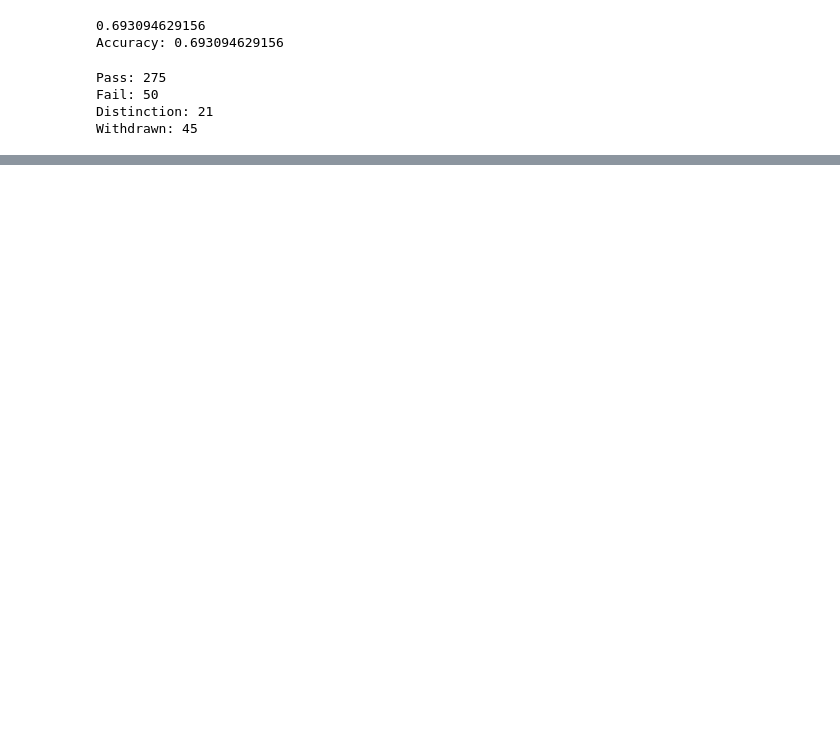
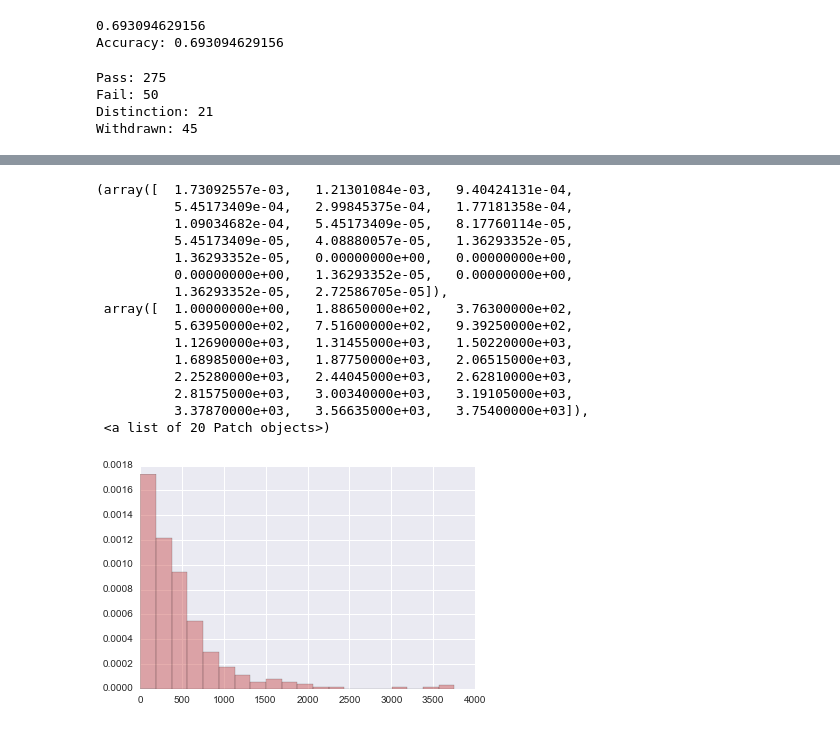
Before and after one commit to marloft/MachineLearningB, a Jupyter notebook: PythonSpyder/Learning NB KNN/NaiveBayesStudents.ipynb, the cells around one changed output, grey strips where cells are left out. Drawn from its saved outputs; the diff is of its cells as text; code cells hidden in the pictures; blank space fills up the shorter version.

```diff
--- a/PythonSpyder/Learning NB KNN/NaiveBayesStudents.ipynb
+++ b/PythonSpyder/Learning NB KNN/NaiveBayesStudents.ipynb
@@ -111,0 +134,20 @@ Withdrawn: 45
+# %%
+plt.hist(testArr, normed=True,color='indianred',alpha=0.5,bins=20)
+#plt.hist(output, normed=True,alpha=0.5,bins=20)
+# %% [output]
+(array([  1.73092557e-03,   1.21301084e-03,   9.40424131e-04,
+          5.45173409e-04,   2.99845375e-04,   1.77181358e-04,
+          1.09034682e-04,   5.45173409e-05,   8.17760114e-05,
+          5.45173409e-05,   4.08880057e-05,   1.36293352e-05,
+          1.36293352e-05,   0.00000000e+00,   0.00000000e+00,
+          0.00000000e+00,   1.36293352e-05,   0.00000000e+00,
+          1.36293352e-05,   2.72586705e-05]),
+ array([  1.00000000e+00,   1.88650000e+02,   3.76300000e+02,
+          5.63950000e+02,   7.51600000e+02,   9.39250000e+02,
+          1.12690000e+03,   1.31455000e+03,   1.50220000e+03,
+          1.68985000e+03,   1.87750000e+03,   2.06515000e+03,
+          2.25280000e+03,   2.44045000e+03,   2.62810000e+03,
+          2.81575000e+03,   3.00340000e+03,   3.19105000e+03,
+          3.37870000e+03,   3.56635000e+03,   3.75400000e+03]),
+ <a list of 20 Patch objects>)
+[figure, added]
```
Also changed, not shown: parts of 5 cells of this notebook.
